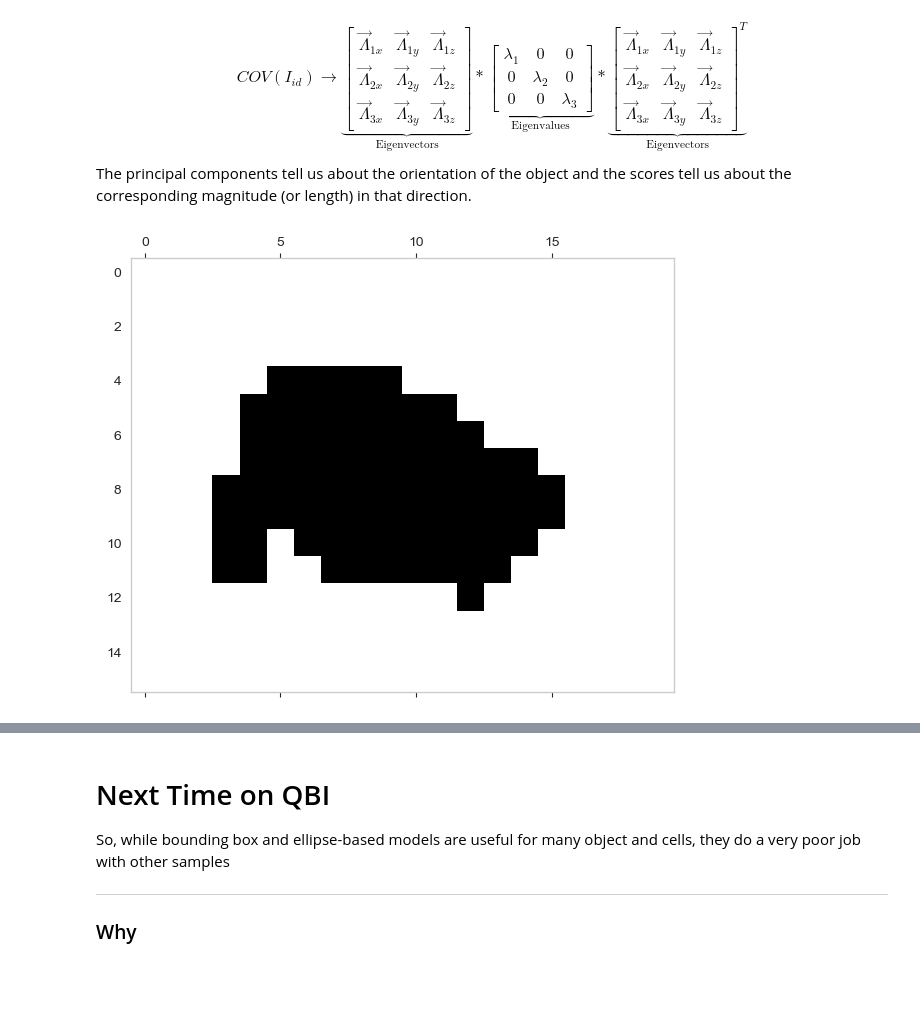
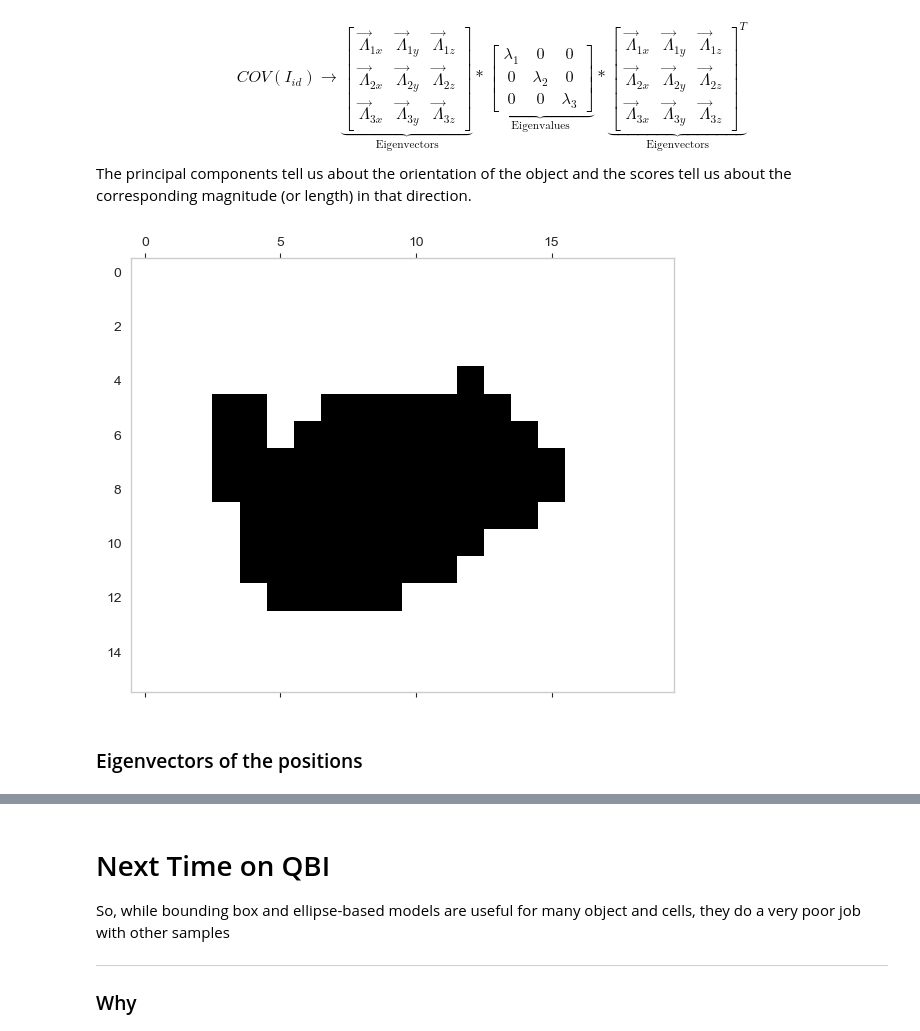
Before and after one commit to ImagingLectures/Quantitative-Big-Imaging-2021, a Jupyter notebook: Lectures/Lecture-06/06-ShapeAnalysis.ipynb, the cells around one changed output, grey strips where cells are left out. Saved outputs shown, nothing was run; the diff lists cells and outputs as text; code cells hidden in the pictures; blank space fills up the shorter version.

```diff
--- a/Lectures/Lecture-06/06-ShapeAnalysis.ipynb
+++ b/Lectures/Lecture-06/06-ShapeAnalysis.ipynb
@@ -1300,19 +1300,14 @@ $$ COV(I_{id}) \longrightarrow \underbrace{\begin{bmatrix}
 \end{bmatrix}^{T}}_{\textrm{Eigenvectors}} $$
 The principal components tell us about the orientation of the object and the scores tell us about the corresponding magnitude (or length) in that direction.
 # %%
-from IPython.display import Markdown
-from skimage.io import imread
-from skimage.morphology import label
-import seaborn as sns
-import numpy as np
-import matplotlib.pyplot as plt
-%matplotlib inline
-seg_img = imread('ext-figures/aachen_label.png') == 26
+seg_img = imread('figures/aachen_label.png') == 26
 seg_img = seg_img[::4, ::4]
-seg_img = seg_img[110:130:2, 378:420:3] > 0
+seg_img = seg_img[130:110:-2, 378:420:3] > 0
 seg_img = np.pad(seg_img, 3, mode='constant')
 seg_img[0, 0] = 0
 _, (ax1) = plt.subplots(1, 1, figsize=(7, 7), dpi=100)
 ax1.matshow(seg_img, cmap='bone_r');
 # %% [output]
-[figure, old version]
+[figure, new version]
+# %% [markdown]
+### Eigenvectors of the positions
```
Also changed, not shown: parts of 69 cells of this notebook.
